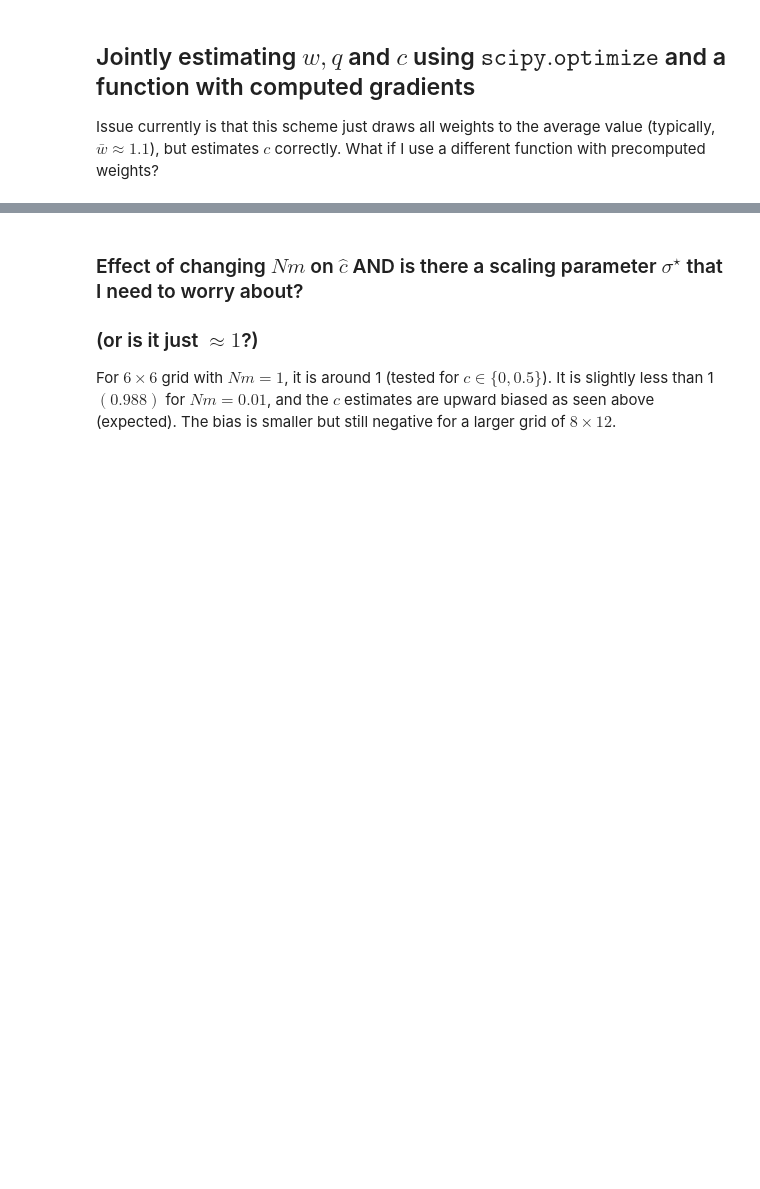
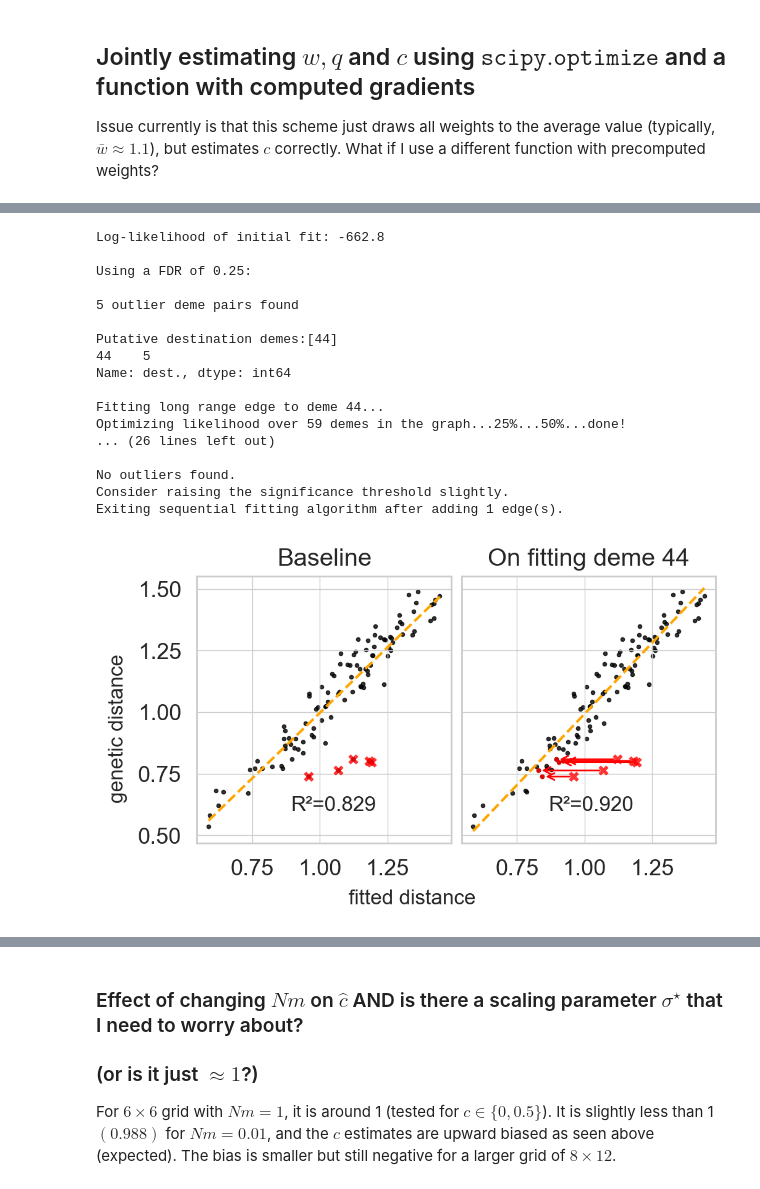
Before and after one commit to NovembreLab/feems, a Jupyter notebook: docs/notebooks/est-long-range.ipynb, the cells around one changed output, grey strips where cells are left out. Cells and saved outputs as stored; diff of their text form; code cells hidden in the pictures; blank space fills up the shorter version.

Commit message:
changes before SMBE: sequential_fit + major structural changes

```diff
--- a/docs/notebooks/est-long-range.ipynb
+++ b/docs/notebooks/est-long-range.ipynb
@@ -1219,0 +1251,70 @@ Using a FDR of 0.25:
+# %%
+seq_results = sp_graph.sequential_fit(lamb=1.5, lamb_q=0.5)
+fig, axs = plt.subplots(1, len(seq_results), dpi=200, figsize=(5,3), sharey=True, constrained_layout=True)
+# plt.ylabel('genetic distance'); plt.xlabel('fitted distance')
+X = sm.add_constant(seq_results[0]['fit_dist'])
+mod = sm.OLS(seq_results[0]['emp_dist'], X)
+res = mod.fit()
+muhat, betahat = res.params
+axs[0].scatter(seq_results[0]['fit_dist'], seq_results[0]['emp_dist'], marker=".", alpha=0.8, zorder=0, color="k", s=20)
+bh = benjamini_hochberg(seq_results[0]['emp_dist'], seq_results[0]['fit_dist'], fdr=seq_results[0]['fdr'])
+axs[0].scatter(seq_results[0]['fit_dist'][bh], seq_results[0]['emp_dist'][bh], marker='x', color='r', s=20, alpha=0.8)
+x_ = np.linspace(np.min(seq_results[0]['fit_dist']), np.max(seq_results[0]['fit_dist']), 20);
+axs[0].plot(x_, muhat + betahat * x_, zorder=2, color="orange", linestyle='--', linewidth=1.5);
+axs[0].text(0.6*np.max(seq_results[0]['emp_dist']), 0.6, "R²={:.3f}".format(res.rsquared), size='large')
+axs[0].set_title('Baseline')
+fig.supxlabel('fitted distance'); fig.supylabel('genetic distance');
+for i in range(1,len(seq_results)):
+    X = sm.add_constant(seq_results[i]['fit_dist'])
+    mod = sm.OLS(seq_results[0]['emp_dist'], X)
+    res = mod.fit()
+    muhat, betahat = res.params
+    axs[i].scatter(seq_results[i]['fit_dist'], seq_results[0]['emp_dist'], marker=".", alpha=0.8, zorder=0, color="k", s=20)
+    axs[i].scatter(seq_results[i]['fit_dist'][bh], seq_results[0]['emp_dist'][bh], marker='.', color='r', s=20, alpha=0.8)
+    axs[i].scatter(seq_results[i-1]['fit_dist'][bh], seq_results[0]['emp_dist'][bh], marker='x', color='r', s=20, alpha=0.8)
+    for il in range(np.sum(bh)):
+        # axs[i].plot((seq_results[i]['fit_dist'][bh][il], seq_results[i-1]['fit_dist'][bh][il]),
+        #             (seq_results[0]['emp_dist'][bh][il], seq_results[0]['emp_dist'][bh][il]), color='r', linewidth=2)
+        axs[i].annotate(
+            '',  # No text
+            xy=(seq_results[i-1]['fit_dist'][bh][il], seq_results[0]['emp_dist'][bh][il]),  # Arrow end (head)
+            xytext=(seq_results[i]['fit_dist'][bh][il], seq_results[0]['emp_dist'][bh][il]),  # Arrow start (tail)
+            arrowprops=dict(
+                arrowstyle="<-",  # Arrow style
+                color='r',  # Color of the arrow
+                linewidth=1  # Width of the arrow line
+            )
+        )
+    x_ = np.linspace(np.min(seq_results[i]['fit_dist']), np.max(seq_results[i]['fit_dist']), 20);
+    axs[i].plot(x_, muhat + betahat * x_, zorder=2, color="orange", linestyle='--', linewidth=1.5);
+    axs[i].text(0.6*np.max(seq_results[i]['fit_dist']), 0.6, "R²={:.3f}".format(res.rsquared), size='large')
+    axs[i].set_title('On fitting deme {:d}'.format(seq_results[i]['deme']))
+# joint_df.iloc[np.argmax(joint_df['scaled log-lik'])]
+# plt.hist(df['log-lik'] - joint_df['log-lik'],20)
+# plt.figure(dpi=150)
+# plt.plot(range(95), np.array(joint_df['log-lik']) - np.array(df['log-lik']), 'ko',); plt.ylabel("increase in log-lik with a 'joint' fit")
+# plt.xticks(range(95),labels=[i for i in range(96) if i != 44],rotation=45, fontsize=4);
+# sp.stats.chi2.sf(2*(np.array(joint_df['log-lik']) - np.array(df['log-lik'])), 100)
+
+# plt.figure(dpi=150); plt.axhline(2*840, color='red')
+# plt.plot(range(95), 2*264-2*joint_df['log-lik'], 'o', color='#66c2a5', label='joint'); plt.plot(range(95), 2 - 2*df['log-lik'], 'o', alpha=0.8, color='#fc8d62', label='point');
+# plt.xticks(range(95),labels=[i for i in range(96) if i != 44],rotation=45, fontsize=4); plt.legend(title='method'); plt.ylabel('log-lik')
+# %% [output]
+Log-likelihood of initial fit: -662.8
+
+Using a FDR of 0.25:
+
+5 outlier deme pairs found
+
+Putative destination demes:[44]
+44    5
+Name: dest., dtype: int64
+
+Fitting long range edge to deme 44...
+Optimizing likelihood over 59 demes in the graph...25%...50%...done!
+... (26 lines left out)
+
+No outliers found.
+Consider raising the significance threshold slightly.
+Exiting sequential fitting algorithm after adding 1 edge(s).
+[figure, added]
```
Also changed, not shown: parts of 18 cells of this notebook, 6 other files.
